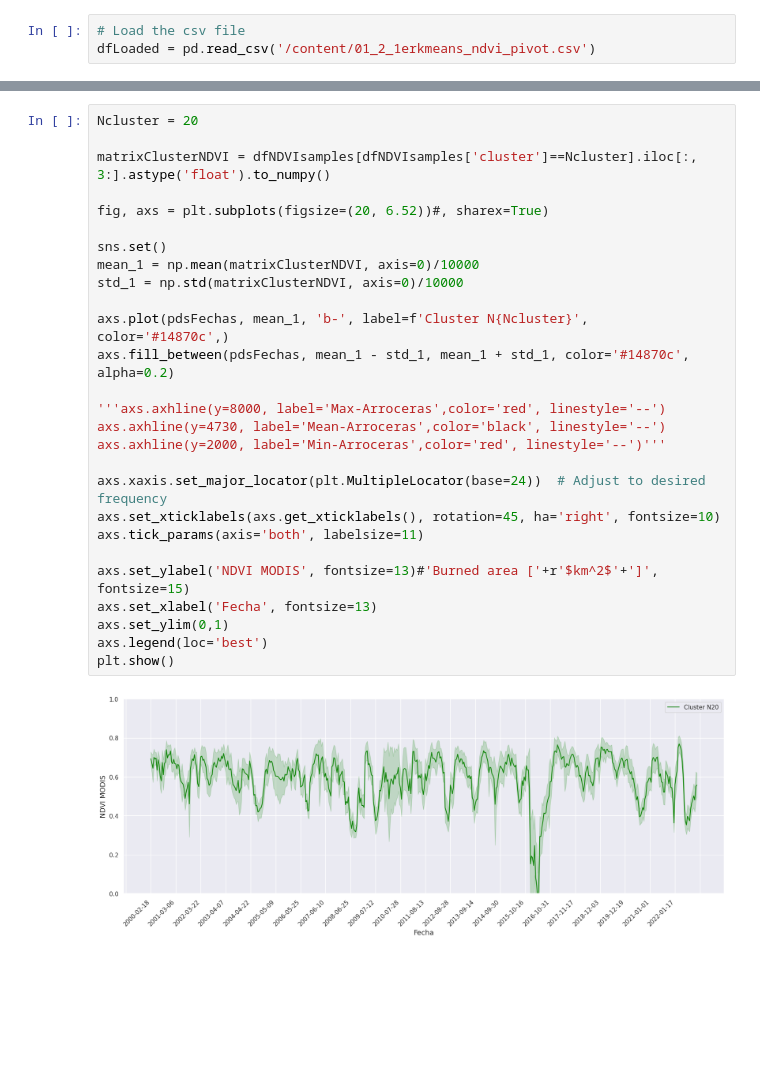
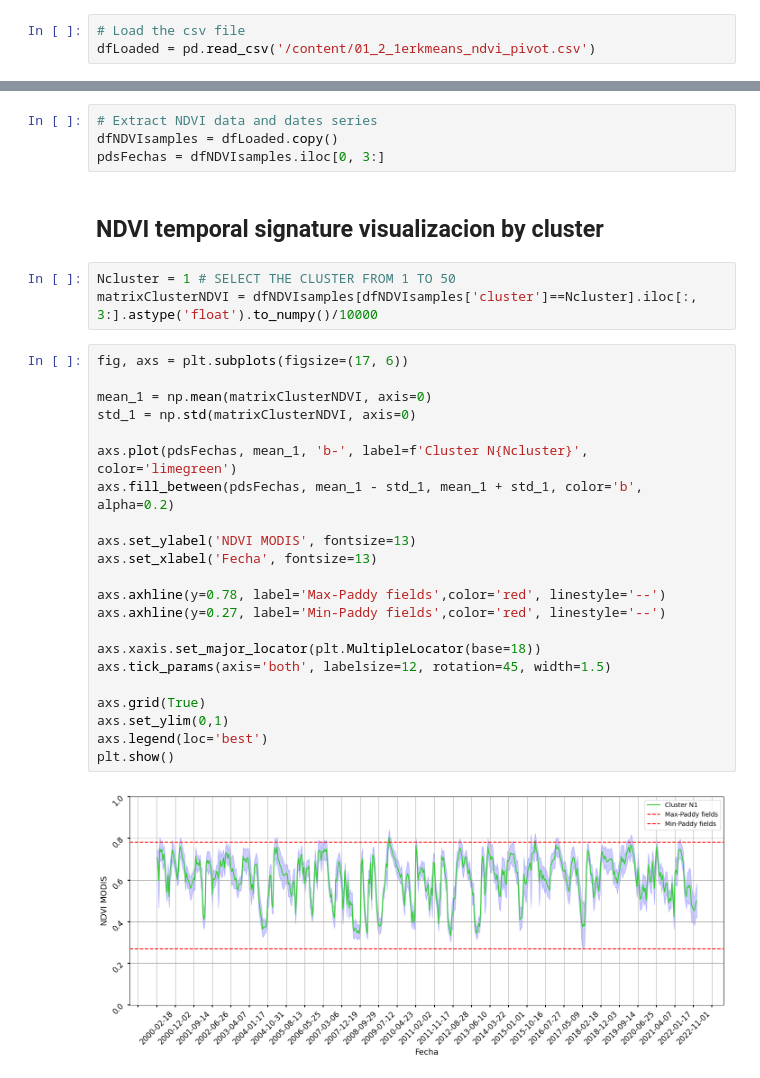
Before and after one commit to francobarrionuevoenv21/ClusteringPaddyFields_Fires_SanJavier, a Jupyter notebook: Code_clustering/04_NDVIplots_firstClustering.ipynb, the cells around one changed output, grey strips where cells are left out. Cells and saved outputs as stored; diff of their text form; blank space fills up the shorter version.

```diff
--- a/Code_clustering/04_NDVIplots_firstClustering.ipynb
+++ b/Code_clustering/04_NDVIplots_firstClustering.ipynb
@@ -47,29 +40,33 @@ array([0.706136, 0.699028, 0.598613, 0.75133 , 0.734324, 0.745474,
+# %%
+# Extract NDVI data and dates series
+dfNDVIsamples = dfLoaded.copy()
+pdsFechas = dfNDVIsamples.iloc[0, 3:]
+# %% [markdown]
+## NDVI temporal signature visualizacion by cluster
+# %%
+Ncluster = 1 # SELECT THE CLUSTER FROM 1 TO 50
+matrixClusterNDVI = dfNDVIsamples[dfNDVIsamples['cluster']==Ncluster].iloc[:, 3:].astype('float').to_numpy()/10000
 # %%
-Ncluster = 20
+fig, axs = plt.subplots(figsize=(17, 6))
 
-matrixClusterNDVI = dfNDVIsamples[dfNDVIsamples['cluster']==Ncluster].iloc[:, 3:].astype('float').to_numpy()
+mean_1 = np.mean(matrixClusterNDVI, axis=0)
+std_1 = np.std(matrixClusterNDVI, axis=0)
 
-fig, axs = plt.subplots(figsize=(20, 6.52))#, sharex=True)
+axs.plot(pdsFechas, mean_1, 'b-', label=f'Cluster N{Ncluster}', color='limegreen')
+axs.fill_between(pdsFechas, mean_1 - std_1, mean_1 + std_1, color='b', alpha=0.2)
 
-sns.set()
-mean_1 = np.mean(matrixClusterNDVI, axis=0)/10000
-std_1 = np.std(matrixClusterNDVI, axis=0)/10000
+axs.set_ylabel('NDVI MODIS', fontsize=13)
+axs.set_xlabel('Fecha', fontsize=13)
 
-axs.plot(pdsFechas, mean_1, 'b-', label=f'Cluster N{Ncluster}', color='#14870c',)
-axs.fill_between(pdsFechas, mean_1 - std_1, mean_1 + std_1, color='#14870c', alpha=0.2)
+axs.axhline(y=0.78, label='Max-Paddy fields',color='red', linestyle='--')
+axs.axhline(y=0.27, label='Min-Paddy fields',color='red', linestyle='--')
 
-'''axs.axhline(y=8000, label='Max-Arroceras',color='red', linestyle='--')
-axs.axhline(y=4730, label='Mean-Arroceras',color='black', linestyle='--')
-axs.axhline(y=2000, label='Min-Arroceras',color='red', linestyle='--')'''
+axs.xaxis.set_major_locator(plt.MultipleLocator(base=18))
+axs.tick_params(axis='both', labelsize=12, rotation=45, width=1.5)
 
-axs.xaxis.set_major_locator(plt.MultipleLocator(base=24))  # Adjust to desired frequency
-axs.set_xticklabels(axs.get_xticklabels(), rotation=45, ha='right', fontsize=10)
-axs.tick_params(axis='both', labelsize=11)
-
-axs.set_ylabel('NDVI MODIS', fontsize=13)#'Burned area ['+r'$km^2$'+']', fontsize=15)
-axs.set_xlabel('Fecha', fontsize=13)
+axs.grid(True)
 axs.set_ylim(0,1)
 axs.legend(loc='best')
 plt.show()
 # %% [output]
-[figure, old version]
+[figure, new version]
```
Also changed, not shown: parts of 13 cells of this notebook.
